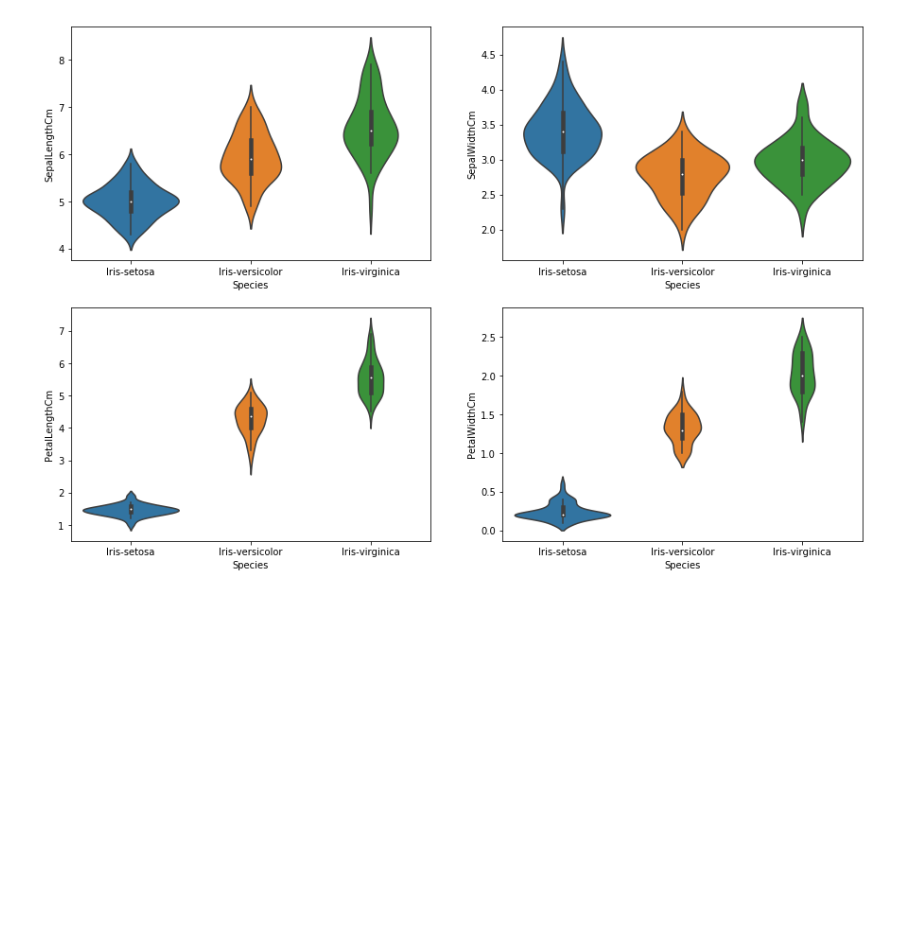
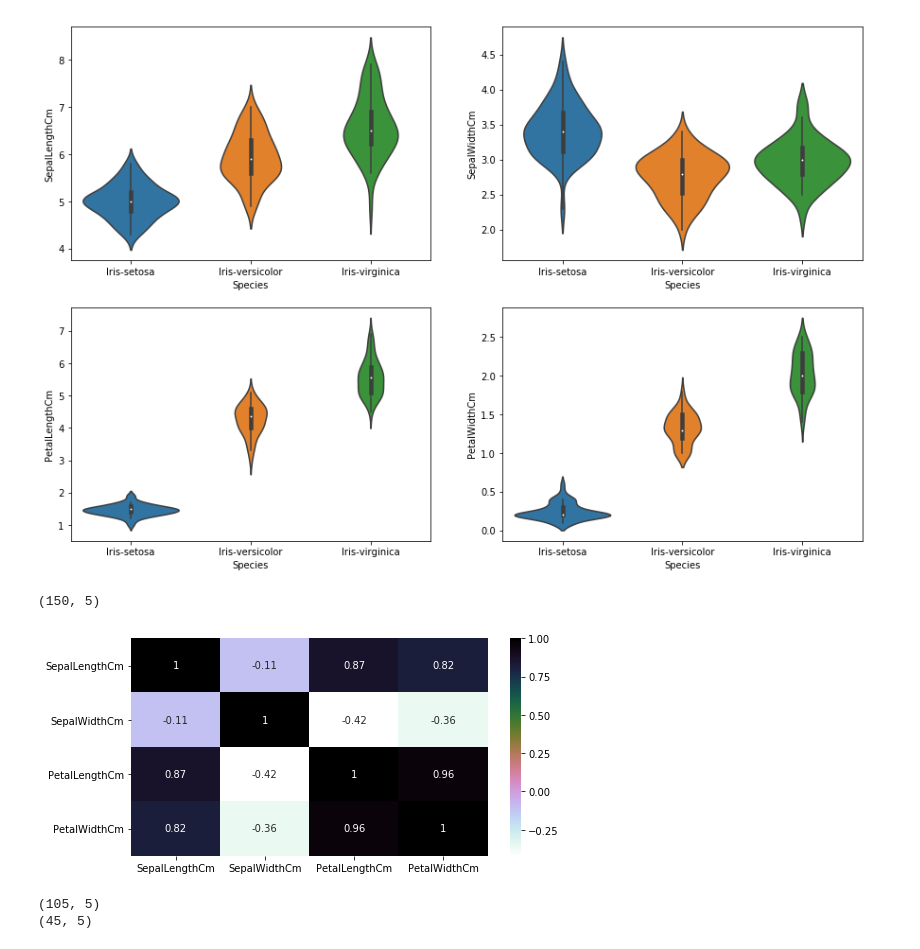
Before and after one commit to MysticMonika/IrisClassification, a Jupyter notebook: iris dataset.ipynb, the cells around one changed output. Cells and saved outputs as stored; diff of their text form; code cells hidden in the pictures; blank space fills up the shorter version.

```diff
--- a/iris dataset.ipynb
+++ b/iris dataset.ipynb
@@ -95,3 +95,20 @@ from sklearn.neighbors import KNeighborsClassifier
 from sklearn import svm
 from sklearn  import metrics
 from sklearn.tree import DecisionTreeClassifier
+# %%
+iris.shape
+# %% [output]
+(150, 5)
+# %%
+plt.figure(figsize=(8,4))
+sns.heatmap(iris.corr(), annot=True, cmap='cubehelix_r')
+plt.show()
+# %% [output]
+[figure, added]
+# %%
+train, test = train_test_split(iris, test_size = 0.3)
+print(train.shape)
+print(test.shape)
+# %% [output]
+(105, 5)
+(45, 5)
```
Also changed, not shown: parts of 3 cells of this notebook.
